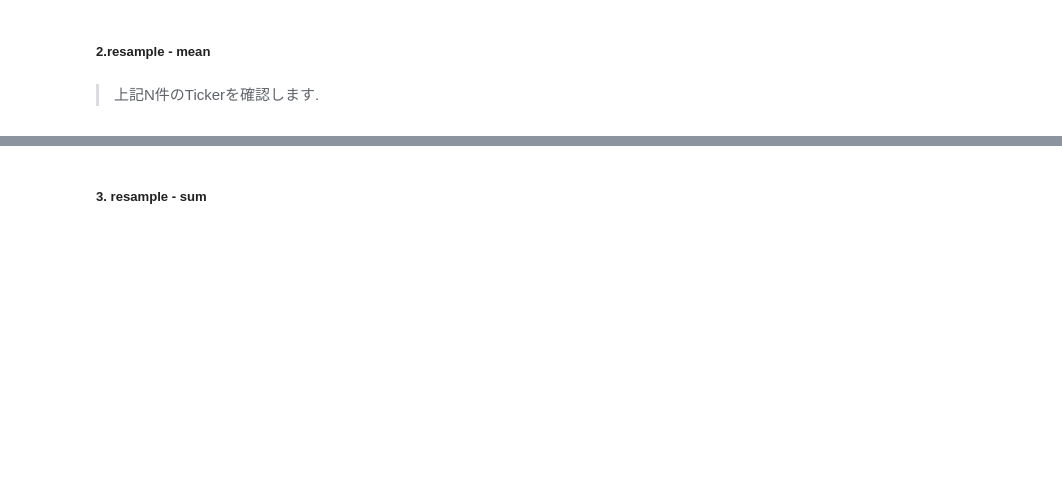
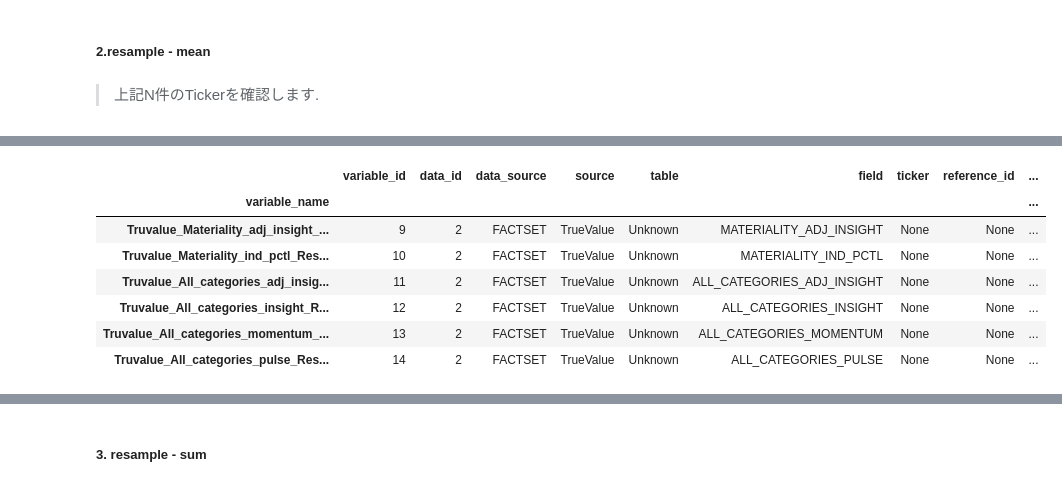
Before and after one commit to aiqindex/sample_notebooks, a Jupyter notebook: analyze/single/factset_truvalue_weekly.ipynb, the cells around one changed output, grey strips where cells are left out. Drawn from its saved outputs; the diff is of its cells as text; code cells hidden in the pictures; blank space fills up the shorter version.

Commit message:
update factset

```diff
--- a/analyze/single/factset_truvalue_weekly.ipynb
+++ b/analyze/single/factset_truvalue_weekly.ipynb
@@ -230,8 +245,16 @@ rho_time.T.xs('t-val', level=1).sort_values('ALL_CATEGORIES_PULSE', ascending=Fa
 # %%
 display(sdh.transform.find_variables(tv_mean_W_ids))
 
-feature_mean = 13 # ALL_CATEGORIES_PULSE
-feature_mean_m = 8  # MATERIALITY_ADJ_INSIGHT
+feature_mean = 14 # ALL_CATEGORIES_PULSE
+# %% [output]
+|  | variable_id | data_id | data_source | source | table | field | ticker | reference_id | ... |
+| variable_name |  |  |  |  |  |  |  |  | ... |
+| Truvalue_Materiality_adj_insight_... | 9 | 2 | FACTSET | TrueValue | Unknown | MATERIALITY_ADJ_INSIGHT | None | None | ... |
+| Truvalue_Materiality_ind_pctl_Res... | 10 | 2 | FACTSET | TrueValue | Unknown | MATERIALITY_IND_PCTL | None | None | ... |
+| Truvalue_All_categories_adj_insig... | 11 | 2 | FACTSET | TrueValue | Unknown | ALL_CATEGORIES_ADJ_INSIGHT | None | None | ... |
+| Truvalue_All_categories_insight_R... | 12 | 2 | FACTSET | TrueValue | Unknown | ALL_CATEGORIES_INSIGHT | None | None | ... |
+| Truvalue_All_categories_momentum_... | 13 | 2 | FACTSET | TrueValue | Unknown | ALL_CATEGORIES_MOMENTUM | None | None | ... |
+| Truvalue_All_categories_pulse_Res... | 14 | 2 | FACTSET | TrueValue | Unknown | ALL_CATEGORIES_PULSE | None | None | ... |
 # %%
 top6tickers = rho_time.T.xs('t-val', level=1).sort_values('ALL_CATEGORIES_PULSE', ascending=False).index[:6]
 
```
Also changed, not shown: parts of 10 cells of this notebook, 1 other file.
